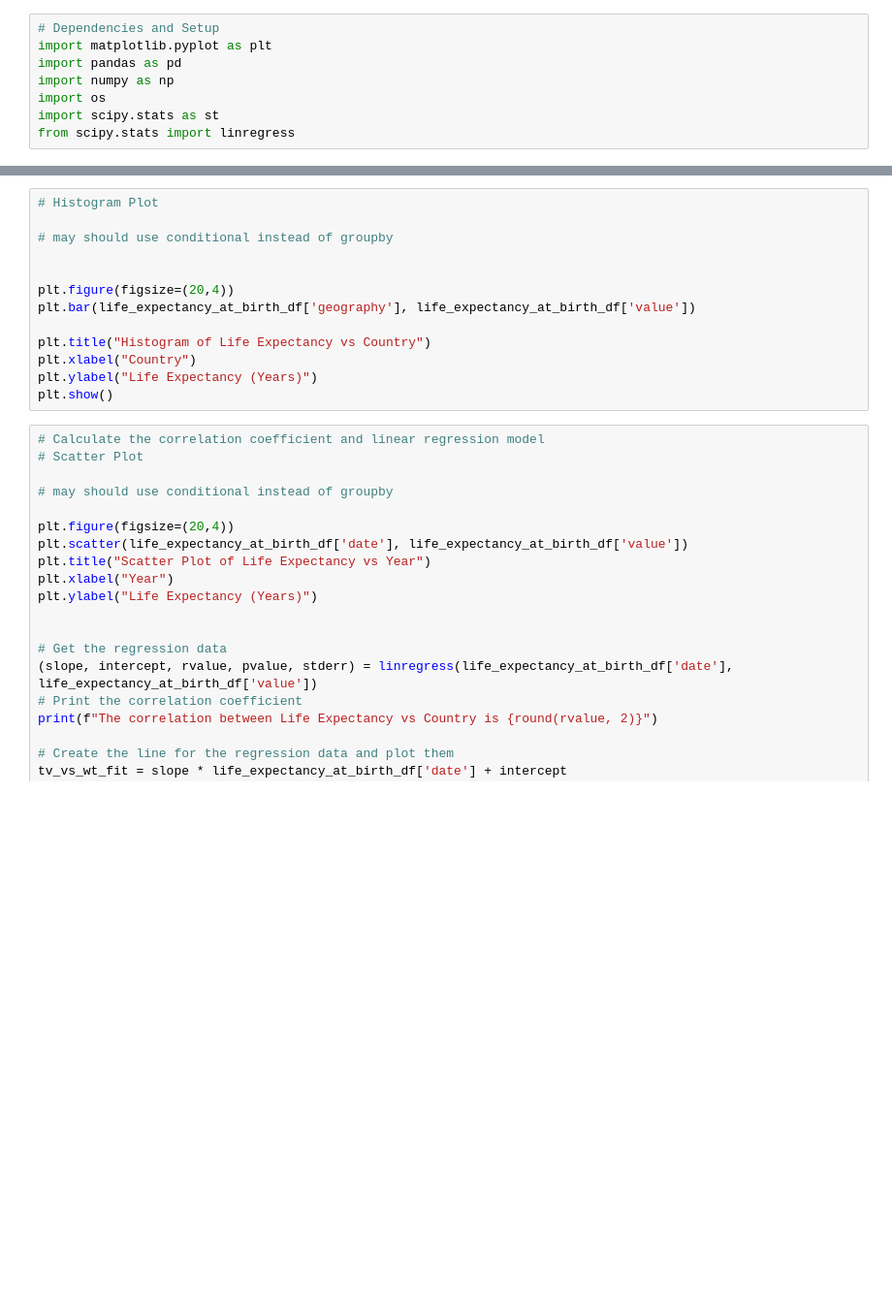
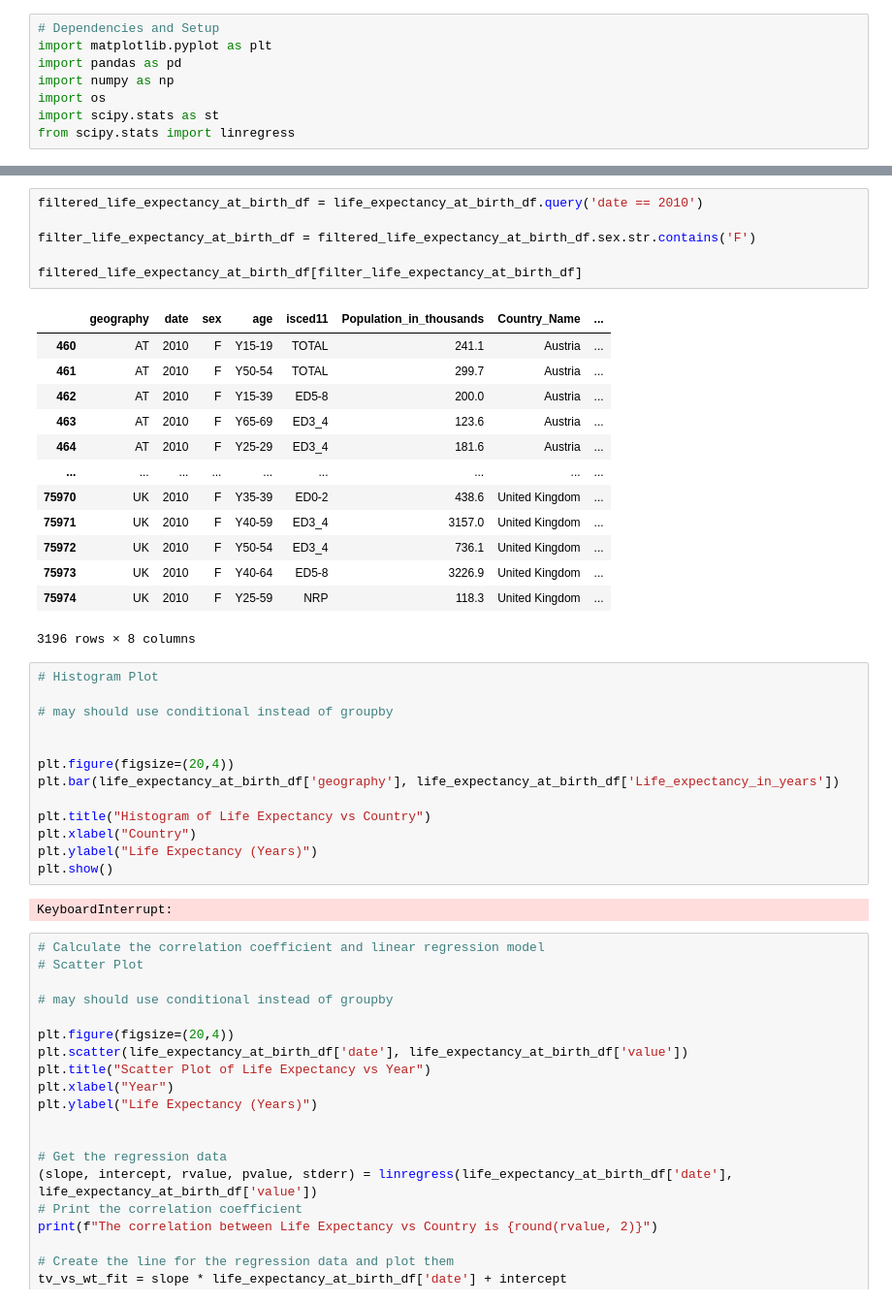
Before and after one commit to ywu223/Capstone1_Compsognathus, a Jupyter notebook: project1john.ipynb, the cells around one changed output, grey strips where cells are left out. Shown: that part at 97% size. Saved outputs shown, nothing was run; the diff lists cells and outputs as text; blank space fills up the shorter version.

```diff
--- a/project1john.ipynb
+++ b/project1john.ipynb
@@ -43,3 +42,23 @@ KeyError: 'value'
+# %%
+filtered_life_expectancy_at_birth_df = life_expectancy_at_birth_df.query('date == 2010')
+
+filter_life_expectancy_at_birth_df = filtered_life_expectancy_at_birth_df.sex.str.contains('F')
+
+filtered_life_expectancy_at_birth_df[filter_life_expectancy_at_birth_df]
+# %% [output]
+|  | geography | date | sex | age | isced11 | Population_in_thousands | Country_Name | ... |
+| 460 | AT | 2010 | F | Y15-19 | TOTAL | 241.1 | Austria | ... |
+| 461 | AT | 2010 | F | Y50-54 | TOTAL | 299.7 | Austria | ... |
+| 462 | AT | 2010 | F | Y15-39 | ED5-8 | 200.0 | Austria | ... |
+| 463 | AT | 2010 | F | Y65-69 | ED3_4 | 123.6 | Austria | ... |
+| 464 | AT | 2010 | F | Y25-29 | ED3_4 | 181.6 | Austria | ... |
+| ... | ... | ... | ... | ... | ... | ... | ... | ... |
+| 75970 | UK | 2010 | F | Y35-39 | ED0-2 | 438.6 | United Kingdom | ... |
+| 75971 | UK | 2010 | F | Y40-59 | ED3_4 | 3157.0 | United Kingdom | ... |
+| 75972 | UK | 2010 | F | Y50-54 | ED3_4 | 736.1 | United Kingdom | ... |
+| 75973 | UK | 2010 | F | Y40-64 | ED5-8 | 3226.9 | United Kingdom | ... |
+| 75974 | UK | 2010 | F | Y25-59 | NRP | 118.3 | United Kingdom | ... |
+3196 rows × 8 columns
 # %%
 # Histogram Plot
 
@@ -47,12 +66,14 @@ KeyError: 'value'
 
 
 plt.figure(figsize=(20,4))
-plt.bar(life_expectancy_at_birth_df['geography'], life_expectancy_at_birth_df['value'])
+plt.bar(life_expectancy_at_birth_df['geography'], life_expectancy_at_birth_df['Life_expectancy_in_years'])
 
 plt.title("Histogram of Life Expectancy vs Country")
 plt.xlabel("Country")
 plt.ylabel("Life Expectancy (Years)")
 plt.show()
+# %% [output]
+KeyboardInterrupt:
 # %%
 # Calculate the correlation coefficient and linear regression model
 # Scatter Plot
```
Also changed, not shown: parts of 2 cells of this notebook.
